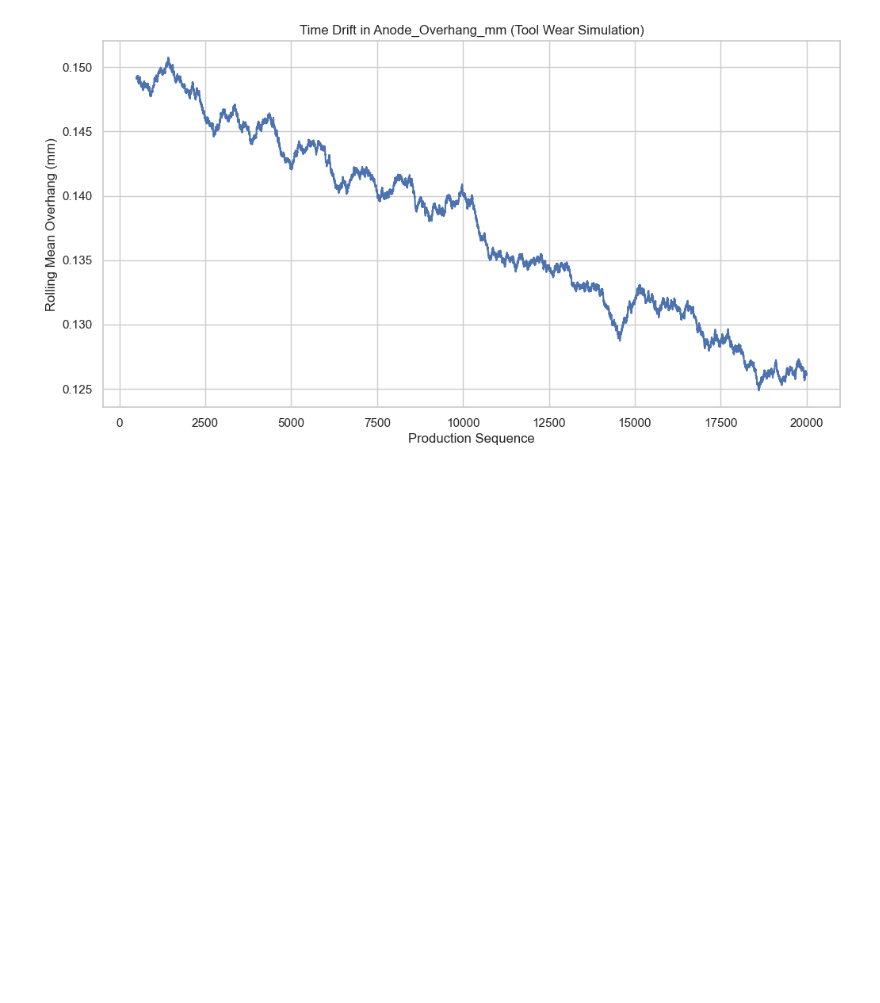
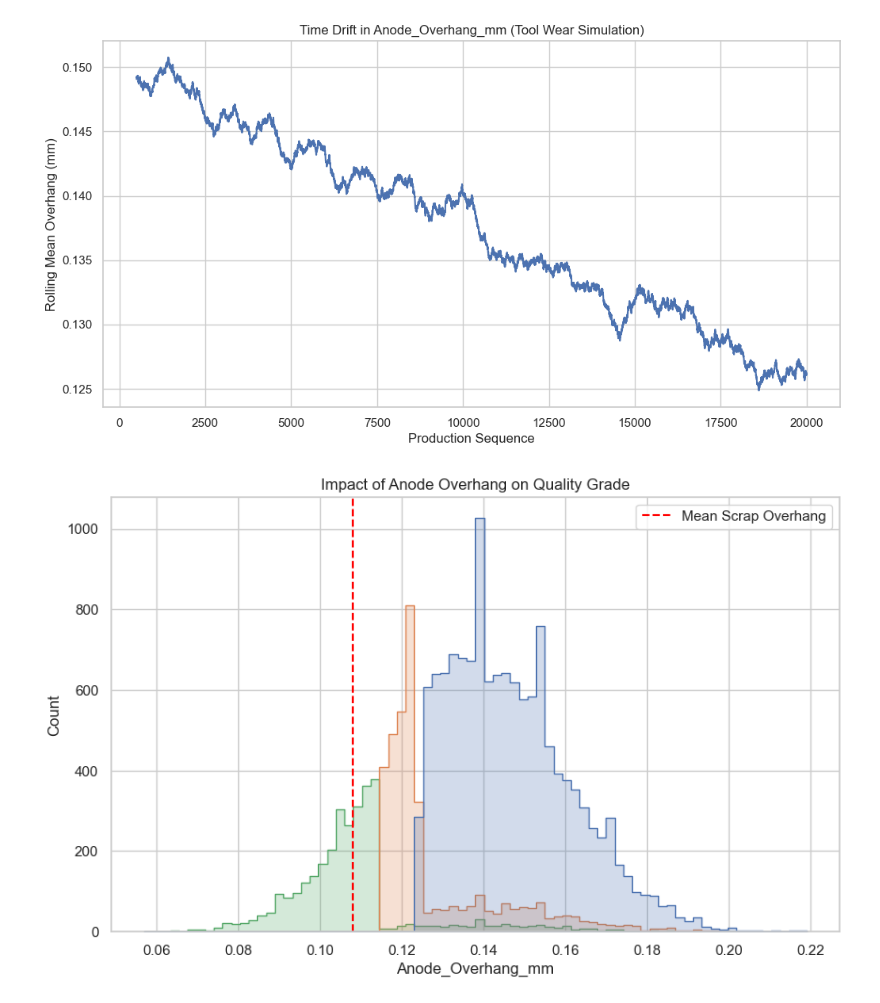
Before and after one commit to safalah/manufacturing-defect-analysis, a Jupyter notebook: ev_battery_qc_analysis.ipynb, the cells around one changed output. Drawn from its saved outputs; the diff is of its cells as text; code cells hidden in the pictures; blank space fills up the shorter version.

```diff
--- a/ev_battery_qc_analysis.ipynb
+++ b/ev_battery_qc_analysis.ipynb
@@ -239,3 +241,21 @@ plt.ylabel('Rolling Mean Overhang (mm)')
 plt.show()
 # %% [output]
 [figure]
+# %%
+# Identifying the Scrap Threshold for Anode Overhang
+plt.figure(figsize=(10, 6))
+sns.histplot(data=df, x='Anode_Overhang_mm', hue='QC_Grade', element='step', common_norm=False)
+
+plt.title('Impact of Anode Overhang on Quality Grade')
+
+plt.axvline(
+    x=df[df['QC_Grade'] == 'Scrap']['Anode_Overhang_mm'].mean(),
+    color='red',
+    linestyle='--',
+    label='Mean Scrap Overhang'
+)
+
+plt.legend()
+plt.show()
+# %% [output]
+[figure, added]
```
Also changed, not shown: parts of 5 cells of this notebook.
